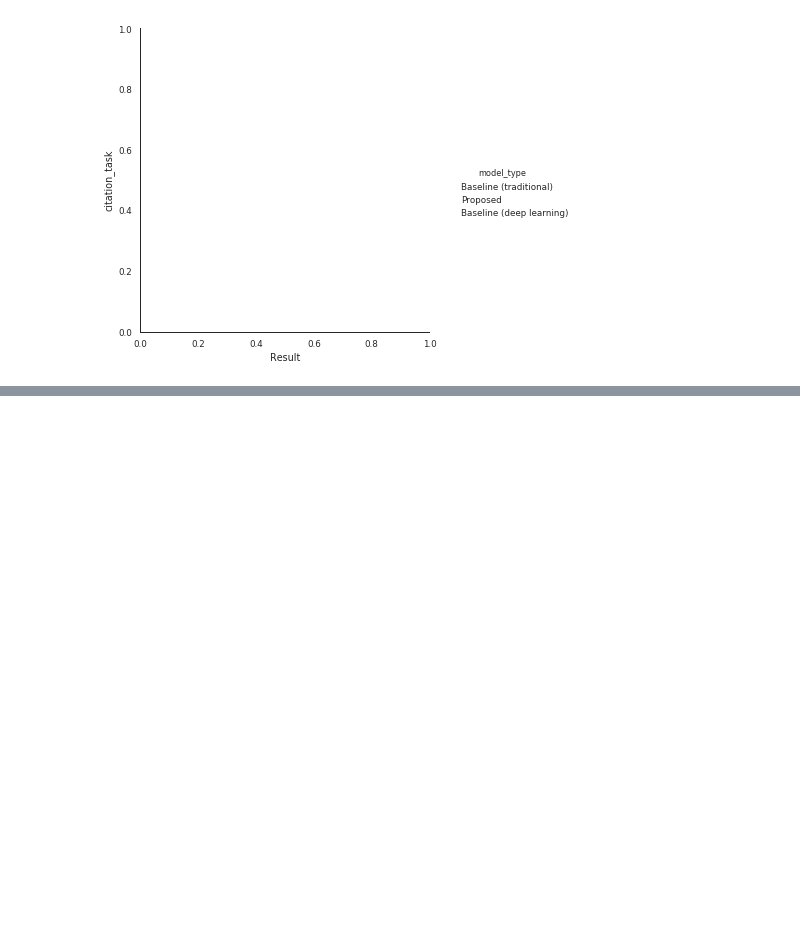
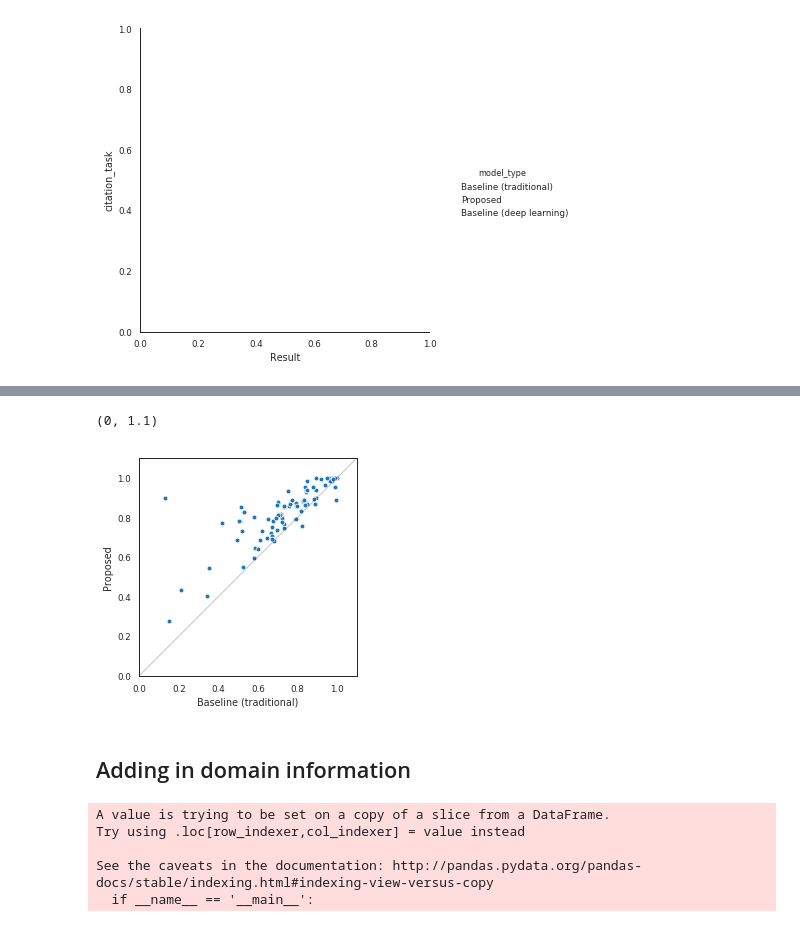
Before and after one commit to hubertjb/dl-eeg-review, a Jupyter notebook: notebooks/reporting_results_sandbox.ipynb, the cells around one changed output, grey strips where cells are left out. Drawn from its saved outputs; the diff is of its cells as text; code cells hidden in the pictures; blank space fills up the shorter version.

```diff
--- a/notebooks/reporting_results_sandbox.ipynb
+++ b/notebooks/reporting_results_sandbox.ipynb
@@ -85,0 +153,16 @@ Text(0,0.5,'')
+# %%
+# Pivot dataframe to plot proposed vs. baseline accuracy as a scatterplot
+best_df['citation_task'] = best_df[['Citation', 'Task']].apply(lambda x: ' ['.join(x) + ']', axis=1)
+acc_comparison_df = best_df.pivot(index='citation_task', columns='model_type', values='Result')
+# %%
+fig, ax = plt.subplots()
+sns.scatterplot(data=acc_comparison_df, x='Baseline (traditional)', y='Proposed', ax=ax)
+ax.plot([0, 1.1], [0, 1.1], c='k', alpha=0.2)
+plt.axis('square')
+ax.set_xlim([0, 1.1])
+ax.set_ylim([0, 1.1])
+# %% [output]
+(0, 1.1)
+[figure, added]
+# %% [markdown]
+## Adding in domain information
@@ -85,0 +190,16 @@ Text(0,0.5,'')
+# %%
+# Concatenate domains into one string
+def concat_domains(x):
+    domain = ''
+    for i in x[1:]:
+        if isinstance(i, str):
+            domain += i + '/'
+    return domain[:-1]
+
+domains_df['domain'] = data_items_df.filter(regex='(?=Domain*)').apply(concat_domains, axis=1)
+# %% [output]
+A value is trying to be set on a copy of a slice from a DataFrame.
+Try using .loc[row_indexer,col_indexer] = value instead
+
+See the caveats in the documentation: http://pandas.pydata.org/pandas-docs/stable/indexing.html#indexing-view-versus-copy
+  if __name__ == '__main__':
```
Also changed, not shown: parts of 15 cells of this notebook, 14 other files.
